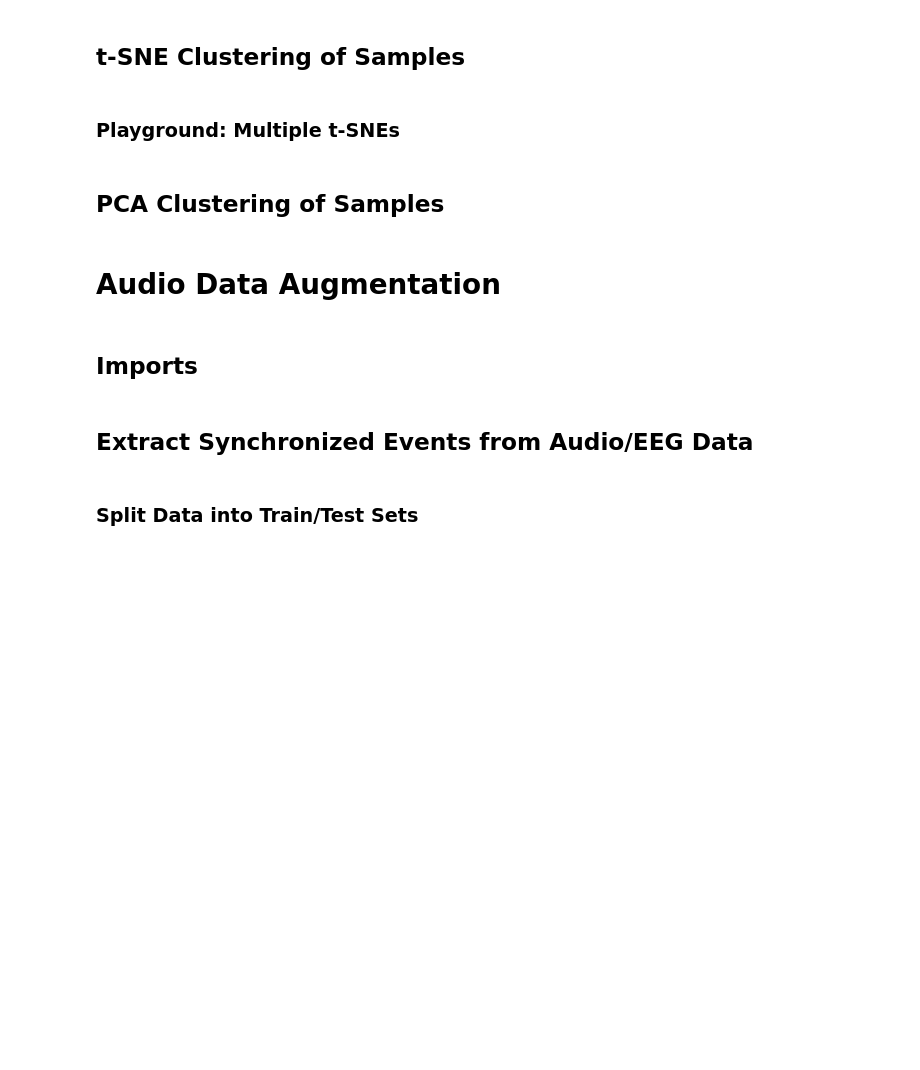
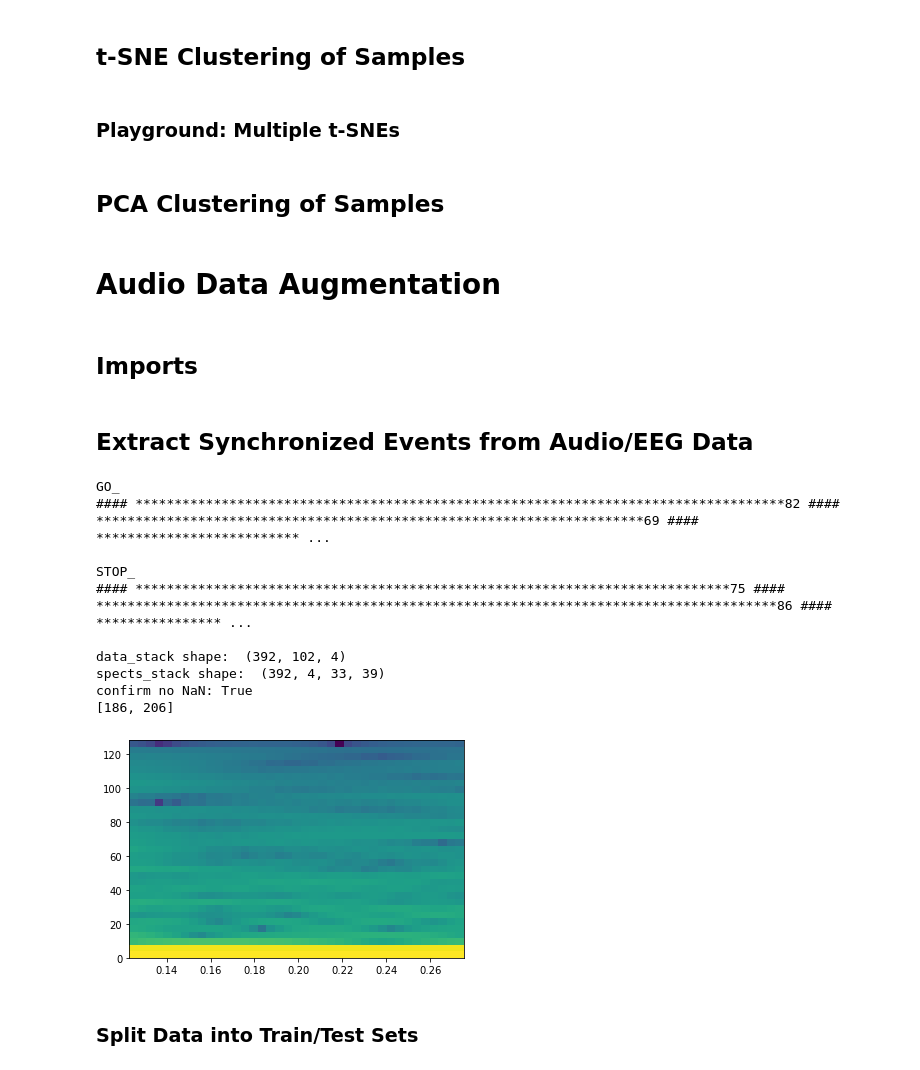
Before and after one commit to d-bi/software-control, a Jupyter notebook: playground.ipynb, the cells around one changed output. Saved outputs shown, nothing was run; the diff lists cells and outputs as text; code cells hidden in the pictures; blank space fills up the shorter version.

```diff
--- a/playground.ipynb
+++ b/playground.ipynb
@@ -315,8 +320,10 @@ def to_eeg_index(audio_index):
     return int(audio_index / AUDIO_SAMPLE_FREQ * SAMPLE_FREQ)
 
 END = to_eeg_index(INTERVAL * AUDIO_SAMPLE_FREQ) # Produce training samples of uniform length.
+
 df_columns = np.empty((0, int(END * N_COMPONENTS)))
 data_stack = np.empty((0, END, N_COMPONENTS))
+spects_stack = np.empty((0, N_COMPONENTS, N_SPECT_FREQS, N_SPECT_TIMES)) # Spectrogram dimensions are particular.
 
 NUM_SAMPLES = []
 
@@ -356,13 +363,13 @@ for l in label:
         df = pd.read_csv(cortical_path)
 
 
-#         df = df.drop(columns=df.columns[25:])
-#         df = df.drop(columns=df.columns[0:21])  # Only keep raw EEG data.
+        df = df.drop(columns=df.columns[25:])
+        df = df.drop(columns=df.columns[0:21])  # Only keep raw EEG data.
 
-        df = df.drop(columns=df.columns[21:])
-        df = df.drop(columns=df.columns[0]) # Keep only DTABG filtered components.
+#         df = df.drop(columns=df.columns[21:])
+#         df = df.drop(columns=df.columns[0]) # Keep only DTABG filtered components.
 
-        ### EXTRACT EEG EVENTS FROM AUDIO EVENTS
+        ### EXTRACT EEG EVENTS FROM AUDIO EVENTS (EACH EVENT IS A DATAPOINT)
         cts = 0
         for e in events:
             cts += 1
@@ -370,33 +377,61 @@ for l in label:
 
             START = to_eeg_index(e[0])
 
             raw = df.iloc[START:]
             if (raw.equals(raw.dropna()) == False):
                 # print('Dropped NaN: %s%d, sample %d' %(l, trial, ct))
                 raw = raw.dropna()
             raw = raw.iloc[:END]
             raw_vals = raw.values
             raw_vals = np.reshape(
                 raw_vals, (1, END, N_COMPONENTS)) # Split into N_COMPONENTS channels
             data_stack = np.concatenate((data_stack, raw_vals), axis=0)
 
+            ### GENERATE SPECTROGRAMS
+            spects = np.empty((0, N_SPECT_FREQS, N_SPECT_TIMES))
+            for ch in range(N_COMPONENTS):
+                ch_raw = raw_vals[0, :, ch]
+                ch_spect, freqs_spect, times_spect, image_spect = plt.specgram(
+                    ch_raw, NFFT=64, Fs=SAMPLE_FREQ, noverlap=63)
+                ch_spect = np.reshape(ch_spect, (1, N_SPECT_FREQS, N_SPECT_TIMES))
+                spects = np.concatenate((spects, ch_spect), axis=0) # Channels in one datapoint
+
+            spects = np.reshape(spects, (1, N_COMPONENTS, N_SPECT_FREQS, N_SPECT_TIMES))
+            log_spects = np.log(spects) # take the ln of the spectrum.
+            spects_stack = np.concatenate((spects_stack, log_spects), axis=0) # The tensor corresponding to this datapoint
+
+            ### FOR CLUSTERING PURPOSES
             df_col = np.reshape(
                 raw_vals, (1, int(END * N_COMPONENTS))) # One vector of df_stack
             df_columns = np.concatenate((df_columns, df_col), axis=0)
+
 
         print('*' + str(cts), end=' ') # Progress bar
 
     NUM_SAMPLES = NUM_SAMPLES + [event_cts]
     print('\n')
 
 df_stack = pd.DataFrame(df_columns) # Will only work when data is combined.
 # print(df_stack.head())
 print("data_stack shape: ", data_stack.shape)
+print("spects_stack shape: ", spects_stack.shape)
 print("confirm no NaN:", len(np.argwhere(np.isnan(data_stack))) == 0)  # Should be empty
 
 # Labels: 1=GO, 0=STOP
 data_labels = [1] * NUM_SAMPLES[0] + [0] * NUM_SAMPLES[1]
 print(NUM_SAMPLES)
+# %% [output]
+GO_
+#### ***********************************************************************************82 #### **********************************************************************69 #### ************************** ...
+
+STOP_
+#### ****************************************************************************75 #### ***************************************************************************************86 #### **************** ...
+
+data_stack shape:  (392, 102, 4)
+spects_stack shape:  (392, 4, 33, 39)
+confirm no NaN: True
+[186, 206]
+[figure, added]
 # %% [markdown]
 ### Split Data into Train/Test Sets
 # %%
```
Also changed, not shown: parts of 24 cells of this notebook, 2 other files.
